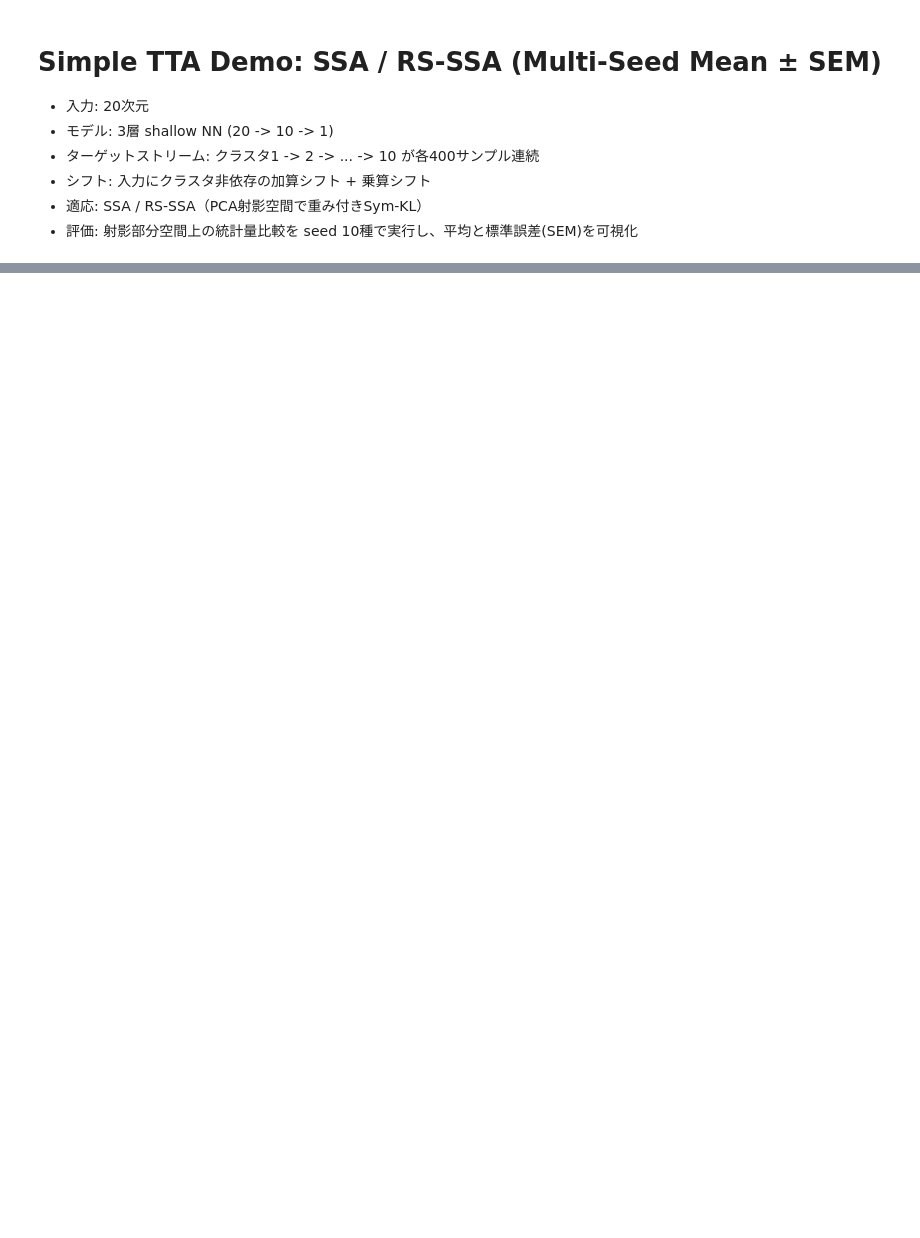
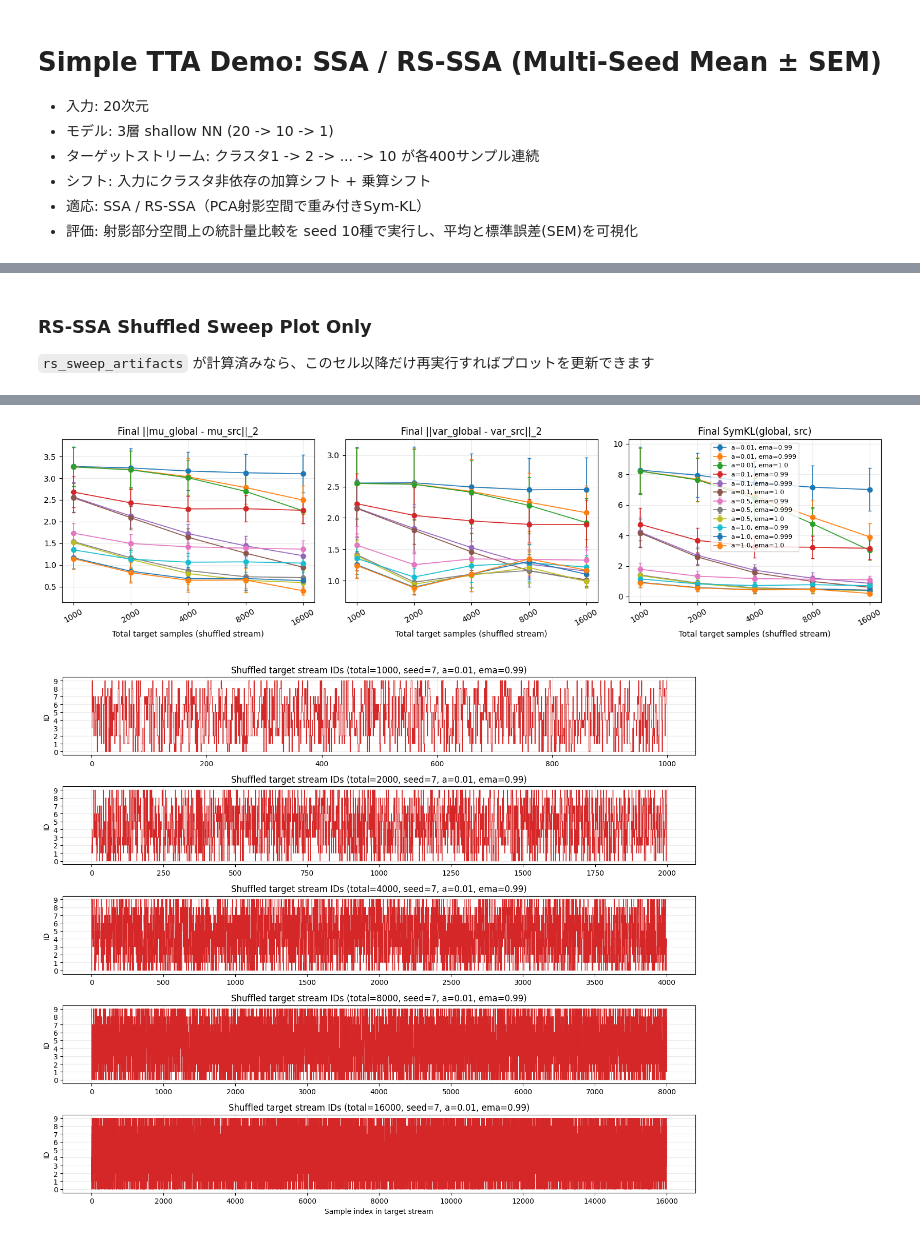
Before and after one commit to situmshr/tta-reg-noniid, a Jupyter notebook: sample.ipynb, the cells around one changed output, grey strips where cells are left out. Saved outputs shown, nothing was run; the diff lists cells and outputs as text; code cells hidden in the pictures; blank space fills up the shorter version.

```diff
--- a/sample.ipynb
+++ b/sample.ipynb
@@ -815,0 +1139,75 @@ plt.show()
+# %% [markdown]
+### RS-SSA Shuffled Sweep Plot Only
+`rs_sweep_artifacts` が計算済みなら、このセル以降だけ再実行すればプロットを更新できます
+# %%
+if "rs_sweep_artifacts" not in globals():
+    raise RuntimeError("Run the RS-SSA shuffled sweep computation cell first.")
+
+sweep_results = rs_sweep_artifacts["sweep_results"]
+sample_totals = rs_sweep_artifacts["sample_totals"]
+rs_param_grid = rs_sweep_artifacts["rs_param_grid"]
+num_clusters = rs_sweep_artifacts["num_clusters"]
+
+print("\n=== RS-SSA target-global vs source (shuffled stream, 5 seeds) ===")
+for rs_alpha, rs_ema_momentum in rs_param_grid:
+    print(f"\n--- rs_alpha={rs_alpha}, rs_ema_momentum={rs_ema_momentum} ---")
+    print("samples | first_sym_kl      | final_mean_l2     | final_var_l2      | final_sym_kl      | final/first")
+    for total_samples in sample_totals:
+        s = sweep_results[(rs_alpha, rs_ema_momentum)][total_samples]["summary"]
+        f0_m, f0_s = s["first_sym_kl"]
+        m_m, m_s = s["final_mean_l2"]
+        v_m, v_s = s["final_var_l2"]
+        k_m, k_s = s["final_sym_kl"]
+        r_m, r_s = s["sym_kl_ratio"]
+        print(
+            f"{total_samples:7d} | {f0_m:8.4f} ± {f0_s:7.4f} | {m_m:8.4f} ± {m_s:7.4f} | {v_m:8.4f} ± {v_s:7.4f} | {k_m:8.4f} ± {k_s:7.4f} | {r_m:8.4f} ± {r_s:7.4f}"
+        )
+
+
+fig, axes = plt.subplots(1, 3, figsize=(15, 4.0))
+metric_specs = [
+    ("final_mean_l2", "Final ||mu_global - mu_src||_2"),
+    ("final_var_l2", "Final ||var_global - var_src||_2"),
+    ("final_sym_kl", "Final SymKL(global, src)"),
+]
+
+for ax, (metric_key, title) in zip(axes, metric_specs):
+    for rs_alpha, rs_ema_momentum in rs_param_grid:
+        y = [sweep_results[(rs_alpha, rs_ema_momentum)][t]["summary"][metric_key][0] for t in sample_totals]
+        yerr = [sweep_results[(rs_alpha, rs_ema_momentum)][t]["summary"][metric_key][1] for t in sample_totals]
+        label = f"a={rs_alpha}, ema={rs_ema_momentum}"
+        ax.errorbar(sample_totals, y, yerr=yerr, marker="o", capsize=2, linewidth=1.2, label=label)
+    ax.set_xscale("log", base=2)
+    ax.set_xticks(sample_totals)
+    ax.set_xticklabels([str(t) for t in sample_totals], rotation=30)
+    ax.set_title(title)
+    ax.set_xlabel("Total target samples (shuffled stream)")
+    ax.grid(alpha=0.25)
+
+axes[-1].legend(loc="best", fontsize=8)
+plt.tight_layout()
+plt.show()
+
+
+rep_alpha, rep_ema_momentum = rs_param_grid[0]
+rep_combo_results = sweep_results[(rep_alpha, rep_ema_momentum)]
+fig_stream, axes_stream = plt.subplots(len(sample_totals), 1, figsize=(13, 2.2 * len(sample_totals)), sharex=False)
+if len(sample_totals) == 1:
+    axes_stream = [axes_stream]
+
+for ax, total_samples in zip(axes_stream, sample_totals):
+    rep = rep_combo_results[total_samples]["results"][0]
+    cluster_trace = rep["cluster"]
+    steps = np.arange(cluster_trace.shape[0])
+    ax.plot(steps, cluster_trace, drawstyle="steps-post", linewidth=0.8, color="tab:red")
+    ax.set_ylabel("ID")
+    ax.set_yticks(range(num_clusters))
+    ax.set_title(
+        f"Shuffled target stream IDs (total={total_samples}, seed={rep['seed']}, a={rep_alpha}, ema={rep_ema_momentum})"
+    )
+    ax.grid(alpha=0.25)
+
+axes_stream[-1].set_xlabel("Sample index in target stream")
+plt.tight_layout()
+plt.show()
+# %% [output]
@@ -815,0 +1231,2 @@ plt.show()
+[figure, added]
+[figure, added]
```
Also changed, not shown: parts of 10 cells of this notebook.
